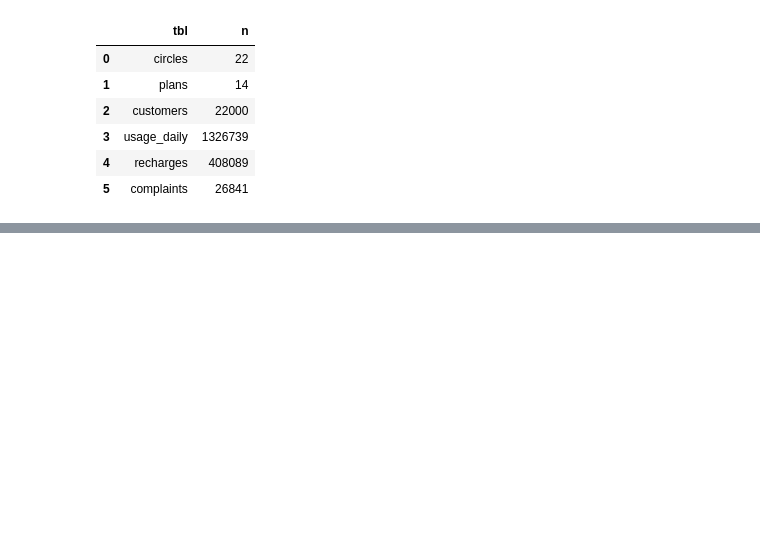
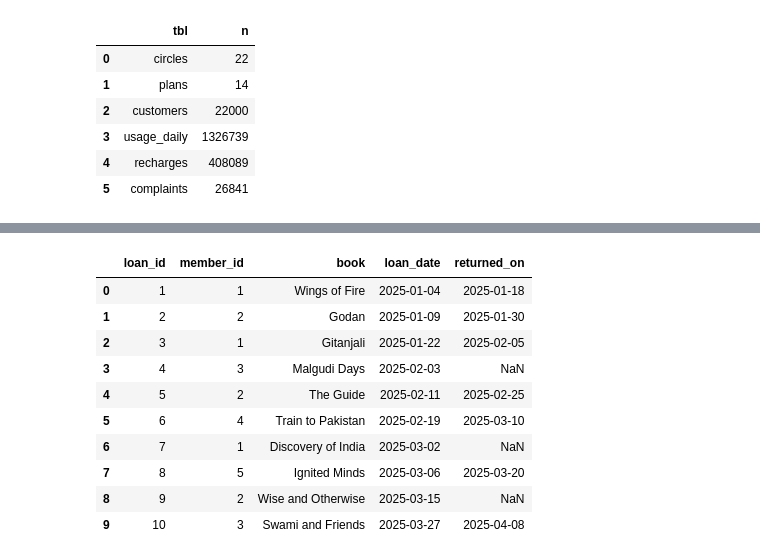
Before and after one commit to kingfaraz777/Airtel-Telecom-Analysis, a Jupyter notebook: notebooks/verify_handover.ipynb, the cells around one changed output, grey strips where cells are left out. Cells and saved outputs as stored; diff of their text form; code cells hidden in the pictures; blank space fills up the shorter version.

```diff
--- a/notebooks/verify_handover.ipynb
+++ b/notebooks/verify_handover.ipynb
@@ -43,3 +43,10 @@ UNION ALL SELECT 'complaints',  COUNT(*) FROM complaints; -- 26,841""")
 | 3 | usage_daily | 1326739 |
 | 4 | recharges | 408089 |
 | 5 | complaints | 26841 |
+# %%
+import sqlite3
+import pandas as pd
+pcon = sqlite3.connect(r"C:\Users\faraz\OneDrive\Documents\SEM 3  AIRTEL DATA\Airtel_Telecom_Analysis\data\practice\practice.db")
+pd.read_sql("""select * from loans""", pcon)
+def pq(sql):
+    return pd.read_sql(sql, pcon)
@@ -45,0 +87,14 @@ UNION ALL SELECT 'complaints',  COUNT(*) FROM complaints; -- 26,841""")
+# %%
+pq("""select * from loans;""")
+# %% [output]
+|  | loan_id | member_id | book | loan_date | returned_on |
+| 0 | 1 | 1 | Wings of Fire | 2025-01-04 | 2025-01-18 |
+| 1 | 2 | 2 | Godan | 2025-01-09 | 2025-01-30 |
+| 2 | 3 | 1 | Gitanjali | 2025-01-22 | 2025-02-05 |
+| 3 | 4 | 3 | Malgudi Days | 2025-02-03 | NaN |
+| 4 | 5 | 2 | The Guide | 2025-02-11 | 2025-02-25 |
+| 5 | 6 | 4 | Train to Pakistan | 2025-02-19 | 2025-03-10 |
+| 6 | 7 | 1 | Discovery of India | 2025-03-02 | NaN |
+| 7 | 8 | 5 | Ignited Minds | 2025-03-06 | 2025-03-20 |
+| 8 | 9 | 2 | Wise and Otherwise | 2025-03-15 | NaN |
+| 9 | 10 | 3 | Swami and Friends | 2025-03-27 | 2025-04-08 |
```
Also changed, not shown: parts of 16 cells of this notebook, 4 other files.
